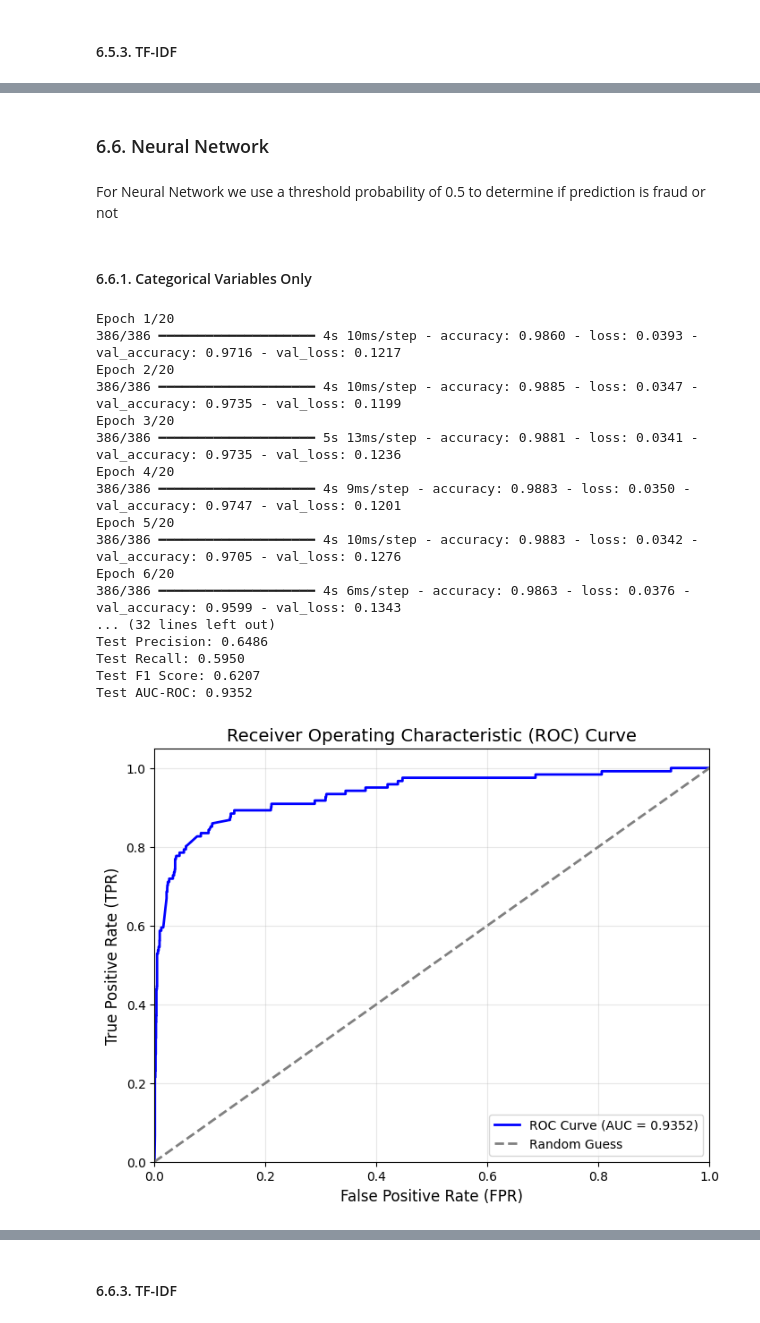
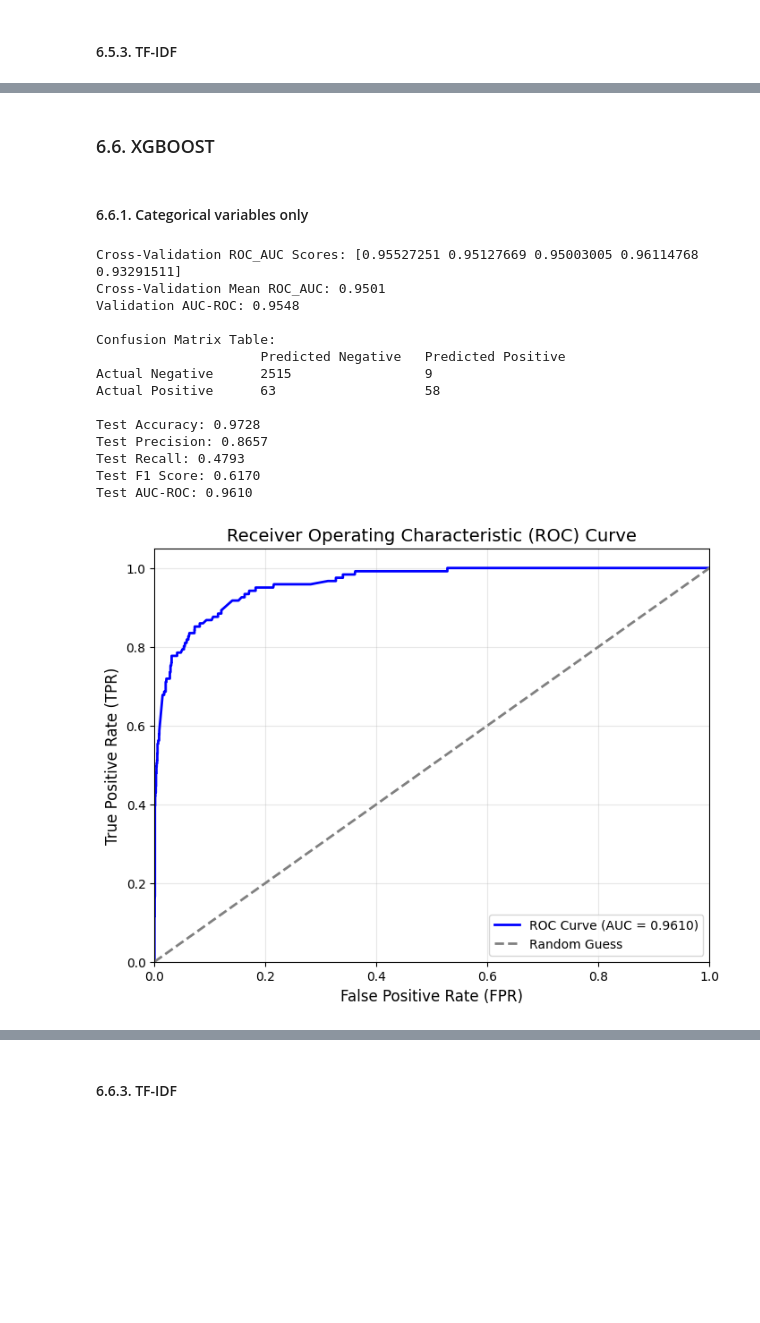
Before and after one commit to undeser/fake-jobs-detection, a Jupyter notebook: notebook.ipynb, the cells around one changed output, grey strips where cells are left out. Cells and saved outputs as stored; diff of their text form; code cells hidden in the pictures; blank space fills up the shorter version.

```diff
--- a/notebook.ipynb
+++ b/notebook.ipynb
@@ -584,6 +584,16 @@ def evaluate_model(model, X_train, y_train, X_val, y_val, X_test, y_test, model_
                          "test auc_score": f'{auc_score:.4f}'}.items():
 
         update_dict(dict_result, model_name, metric, value)
+
+    ## ==== new part =====
+    predictions_df = pd.DataFrame({
+        'True_Label': y_test,
+        'Predicted_Label': test_pred,
+        'Predicted_Probability': test_pred_proba
+    })
+
+    predictions_csv_path = f"predictions/{model_name}_predictions.csv"
+    predictions_df.to_csv(predictions_csv_path, index=False)
 # %%
 def evaluate_keras_nn_model(model, X_train, y_train, X_val, y_val, X_test, y_test, model_name, epochs=20, batch_size=32, dict_result=dict_result):
     """
@@ -871,2 +899,2 @@ evaluate_model(SVMmodel, X_train_tfidf, y_train, X_val_tfidf, y_val, X_test_tfid
 # %% [markdown]
-### 6.6. Neural Network
+### 6.6. XGBOOST
@@ -904,26 +901,34 @@ nn_model_tfidf.compile(optimizer='adam', loss='binary_crossentropy', metrics=['a
-# %% [markdown]
-For Neural Network we use a threshold probability of 0.5 to determine if prediction is fraud or not
+# %%
+from xgboost import XGBClassifier
+XGBmodel = XGBClassifier(
+    objective='binary:logistic',
+    n_estimators=100,
+    learning_rate=0.1,
+    max_depth=6,
+    subsample=0.8,
+    use_label_encoder=False,  # Disable label encoder to avoid warnings
+    eval_metric='auc',
+    random_state=42,
+    verbosity = 0
+)
 # %% [markdown]
-#### 6.6.1. Categorical Variables Only
+#### 6.6.1. Categorical variables only
 # %%
-evaluate_keras_nn_model(nn_model,  X_train_cat, y_train_cat, X_val_cat, y_val_cat, X_test_cat, y_test_cat, 'nn-cat', epochs=20, batch_size=32)
+evaluate_model(XGBmodel, X_train_cat, y_train_cat, X_val_cat, y_val_cat, X_test_cat, y_test_cat, 'xgb-cat', scoring='roc_auc')
 # %% [output]
-Epoch 1/20
-386/386 ━━━━━━━━━━━━━━━━━━━━ 4s 10ms/step - accuracy: 0.9860 - loss: 0.0393 - val_accuracy: 0.9716 - val_loss: 0.1217
-Epoch 2/20
-386/386 ━━━━━━━━━━━━━━━━━━━━ 4s 10ms/step - accuracy: 0.9885 - loss: 0.0347 - val_accuracy: 0.9735 - val_loss: 0.1199
-Epoch 3/20
-386/386 ━━━━━━━━━━━━━━━━━━━━ 5s 13ms/step - accuracy: 0.9881 - loss: 0.0341 - val_accuracy: 0.9735 - val_loss: 0.1236
-Epoch 4/20
-386/386 ━━━━━━━━━━━━━━━━━━━━ 4s 9ms/step - accuracy: 0.9883 - loss: 0.0350 - val_accuracy: 0.9747 - val_loss: 0.1201
-Epoch 5/20
-386/386 ━━━━━━━━━━━━━━━━━━━━ 4s 10ms/step - accuracy: 0.9883 - loss: 0.0342 - val_accuracy: 0.9705 - val_loss: 0.1276
-Epoch 6/20
-386/386 ━━━━━━━━━━━━━━━━━━━━ 4s 6ms/step - accuracy: 0.9863 - loss: 0.0376 - val_accuracy: 0.9599 - val_loss: 0.1343
-... (32 lines left out)
-Test Precision: 0.6486
-Test Recall: 0.5950
-Test F1 Score: 0.6207
-Test AUC-ROC: 0.9352
+Cross-Validation ROC_AUC Scores: [0.95527251 0.95127669 0.95003005 0.96114768 0.93291511]
+Cross-Validation Mean ROC_AUC: 0.9501
+Validation AUC-ROC: 0.9548
+
+Confusion Matrix Table:
+                     Predicted Negative   Predicted Positive
+Actual Negative      2515                 9
+Actual Positive      63                   58
+
+Test Accuracy: 0.9728
+Test Precision: 0.8657
+Test Recall: 0.4793
+Test F1 Score: 0.6170
+Test AUC-ROC: 0.9610
-[figure, old version]
+[figure, new version]
 # %% [markdown]
```
Also changed, not shown: parts of 45 cells of this notebook, 22 other files.
